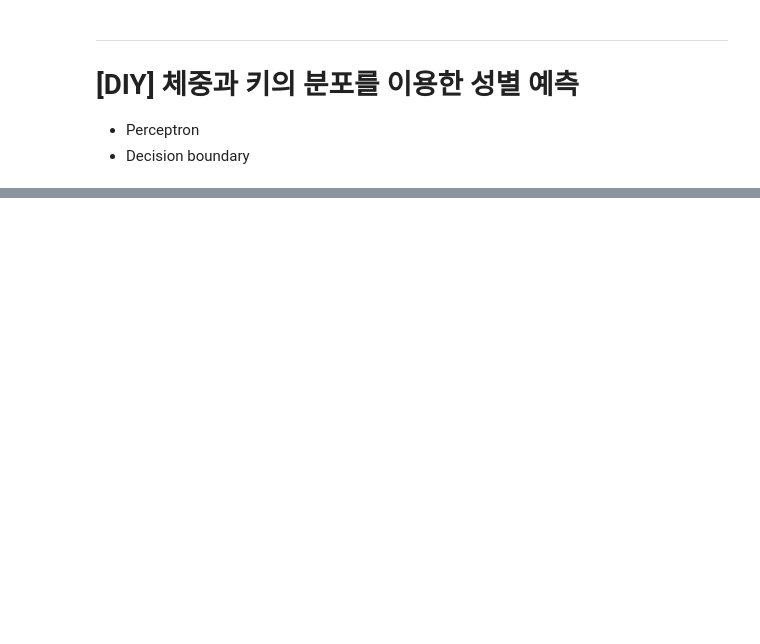
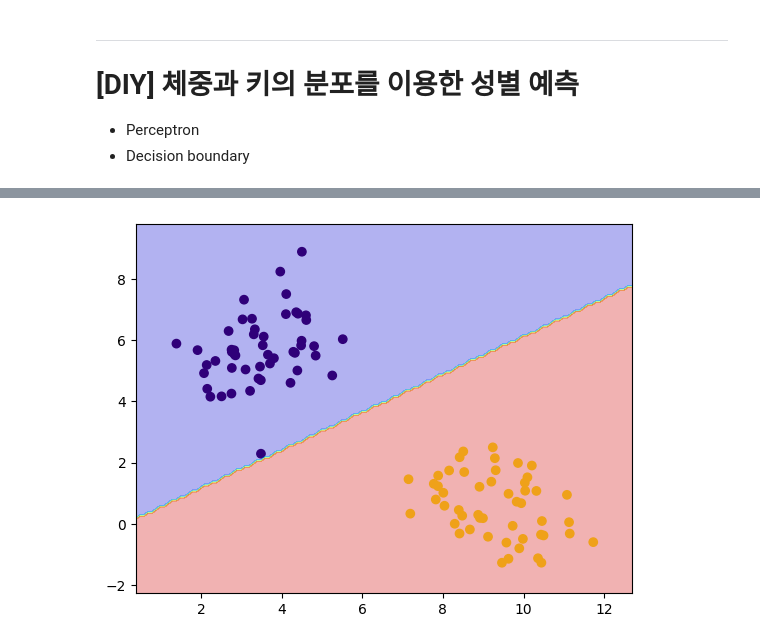
Before and after one commit to alemskdlt/dl02, a Jupyter notebook: notebook/ch05_perceptron.ipynb, the cells around one changed output, grey strips where cells are left out. Drawn from its saved outputs; the diff is of its cells as text; code cells hidden in the pictures; blank space fills up the shorter version.

```diff
--- a/notebook/ch05_perceptron.ipynb
+++ b/notebook/ch05_perceptron.ipynb
@@ -300,0 +345,21 @@ plt.show()
+# %%
+# decision boundary
+import matplotlib.pyplot as plt
+# From matplotlib import 츠
+X1=[x[0] for x in X]
+X2=[x[1] for x in X]
+plt.scatter(X1,X2,c=y)
+# 데이터에서 최소 좌표와 최대 좌표를 계산한다.
+x_min, x_max = np.array(X1).min() - 1, np.array(X1).max() + 1
+y_min, y_max = np.array(X2).min() - 1, np.array(X2).max() + 1
+# 0.1 간격으로 메쉬 그리드 좌표를 만든다.
+xx, yy = np.meshgrid(np.arange(x_min, x_max, 0.1), np.arange(y_min, y_max, 0.1))
+# xx.shape,yy.shape # (390, 220)
+# xx.ravel().shape # 390*220 = 85800
+# 메쉬 그리드 데이터에 대하여 예측을 한다.
+Z = clf.predict(np.c_[xx.ravel(), yy.ravel()]).reshape(xx.shape)
+# 컨투어를 그린다.
+plt.contourf(xx, yy, Z, alpha=0.3, cmap=cm.jet)
+plt.show()
+# %% [output]
+[figure, added]
```
Also changed, not shown: parts of 8 cells of this notebook.
